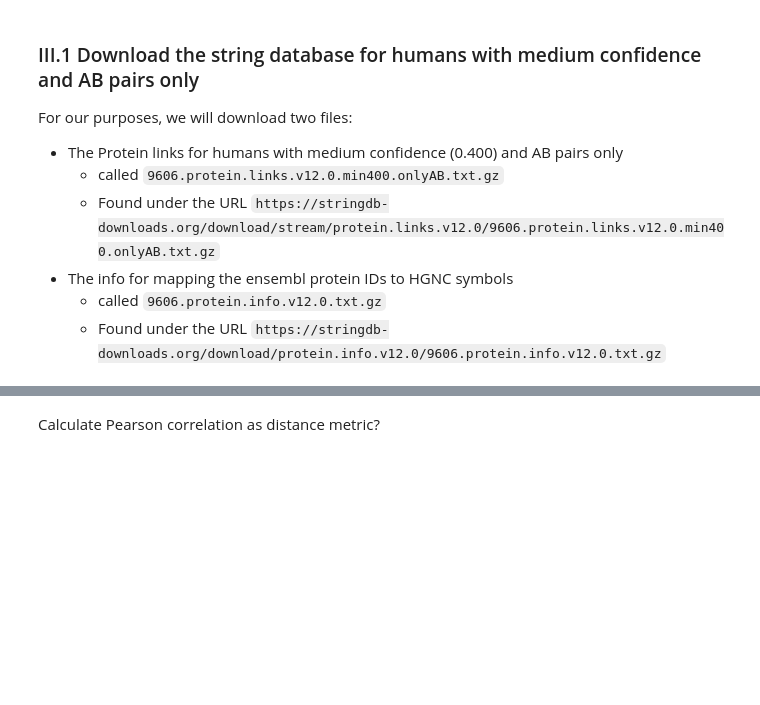
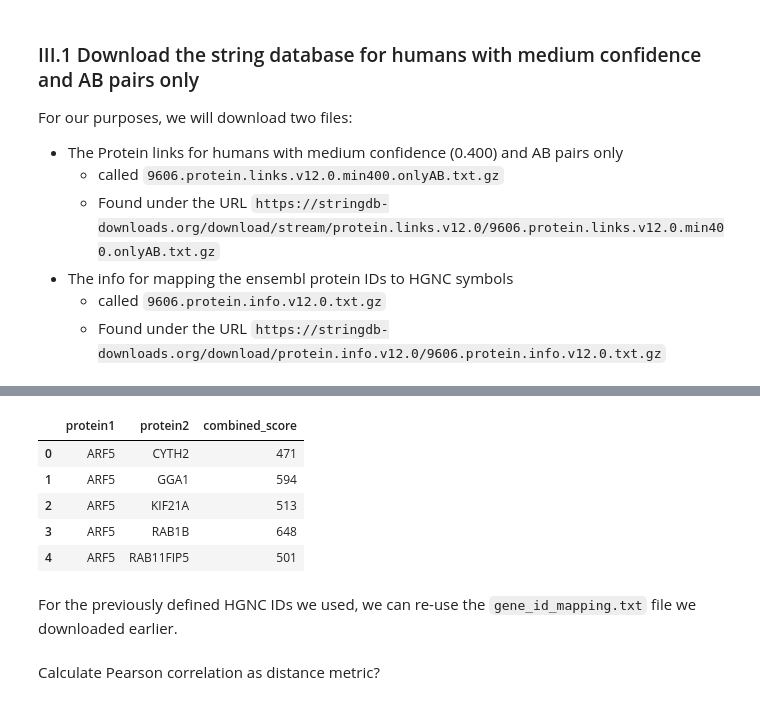
Before and after one commit to DavidosRB/Python-DiCE, a Jupyter notebook: notebooks/example_workflow.ipynb, the cells around one changed output, grey strips where cells are left out. Cells and saved outputs as stored; diff of their text form; code cells hidden in the pictures; blank space fills up the shorter version.

```diff
--- a/notebooks/example_workflow.ipynb
+++ b/notebooks/example_workflow.ipynb
@@ -375,0 +404,13 @@ For our purposes, we will download two files:
+# %%
+mapped_protein_links_df = map_protein_links_symbols(protein_links_df, protein_info_df)
+mapped_protein_links_df.head()
+# %% [output]
+|  | protein1 | protein2 | combined_score |
+| 0 | ARF5 | CYTH2 | 471 |
+| 1 | ARF5 | GGA1 | 594 |
+| 2 | ARF5 | KIF21A | 513 |
+| 3 | ARF5 | RAB1B | 648 |
+| 4 | ARF5 | RAB11FIP5 | 501 |
+# %% [markdown]
+
+For the previously defined HGNC IDs we used, we can re-use the `gene_id_mapping.txt` file we downloaded earlier.
```
Also changed, not shown: parts of 8 cells of this notebook, 1 other file.
